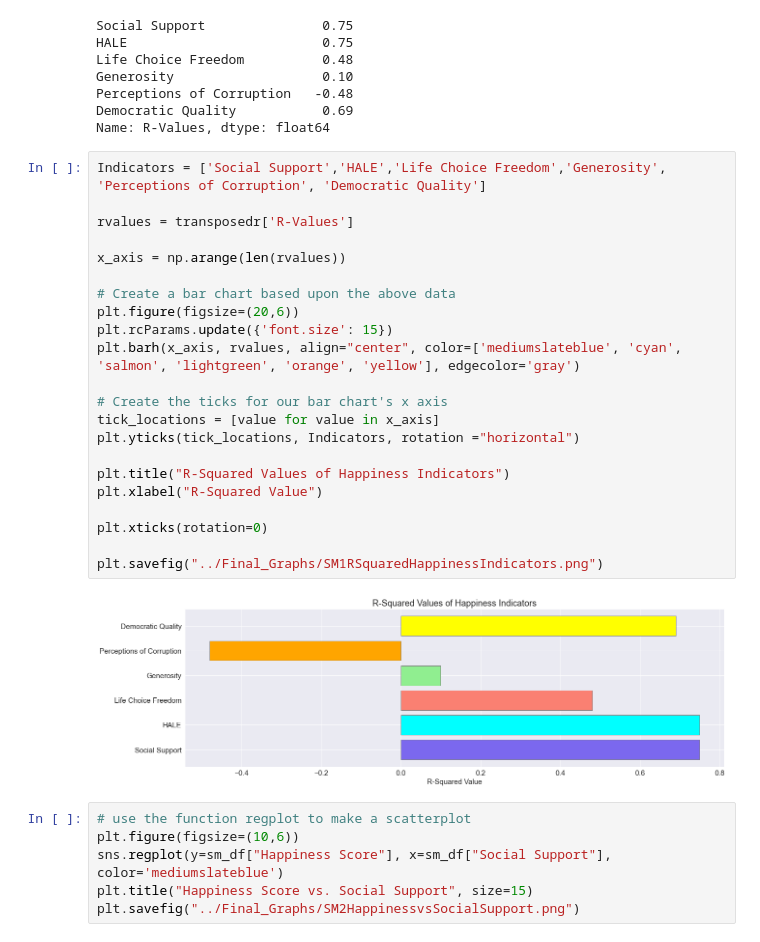
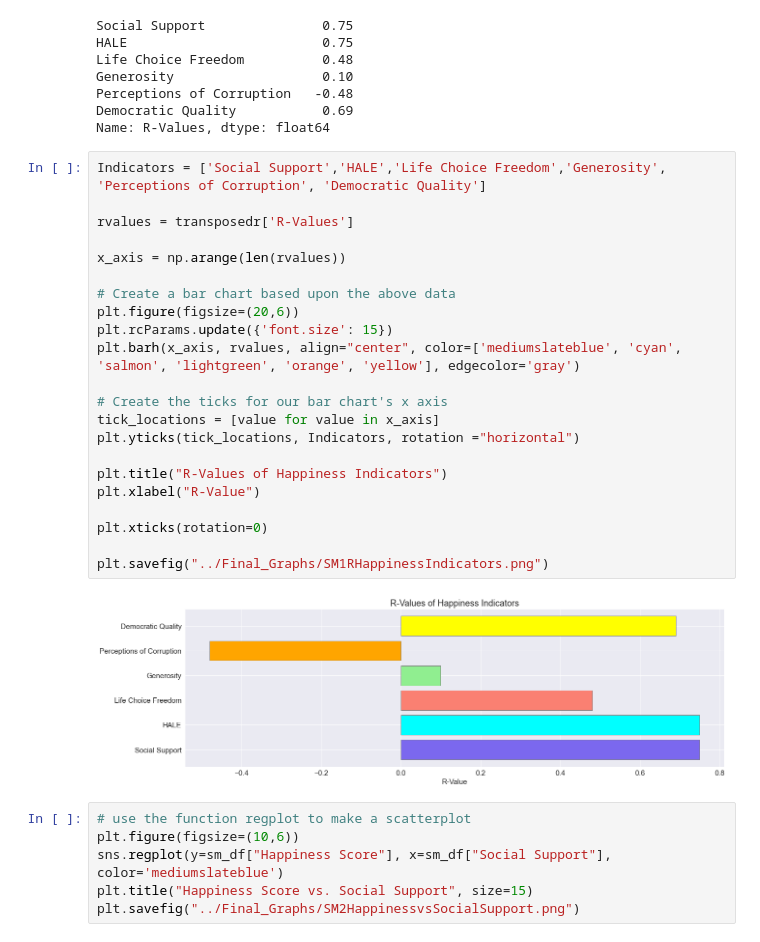
Before and after one commit to miheep8938/Veritas-Collective, a Jupyter notebook: Final Draft.ipynb, the cells around one changed output. Saved outputs shown, nothing was run; the diff lists cells and outputs as text.

```diff
--- a/Final Draft.ipynb
+++ b/Final Draft.ipynb
@@ -586,27 +586,27 @@ Name: R-Values, dtype: float64
 # %%
 Indicators = ['Social Support','HALE','Life Choice Freedom','Generosity', 'Perceptions of Corruption', 'Democratic Quality']
 
 rvalues = transposedr['R-Values']
 
 x_axis = np.arange(len(rvalues))
 
 # Create a bar chart based upon the above data
 plt.figure(figsize=(20,6))
 plt.rcParams.update({'font.size': 15})
 plt.barh(x_axis, rvalues, align="center", color=['mediumslateblue', 'cyan', 'salmon', 'lightgreen', 'orange', 'yellow'], edgecolor='gray')
 
 # Create the ticks for our bar chart's x axis
 tick_locations = [value for value in x_axis]
 plt.yticks(tick_locations, Indicators, rotation ="horizontal")
 
-plt.title("R-Squared Values of Happiness Indicators")
-plt.xlabel("R-Squared Value")
+plt.title("R-Values of Happiness Indicators")
+plt.xlabel("R-Value")
 
 plt.xticks(rotation=0)
 
-plt.savefig("../Final_Graphs/SM1RSquaredHappinessIndicators.png")
+plt.savefig("../Final_Graphs/SM1RHappinessIndicators.png")
 # %% [output]
-[figure, old version]
+[figure, new version]
 # %%
 # use the function regplot to make a scatterplot
 plt.figure(figsize=(10,6))
```
Also changed, not shown: parts of 15 cells of this notebook, 1 other file.
